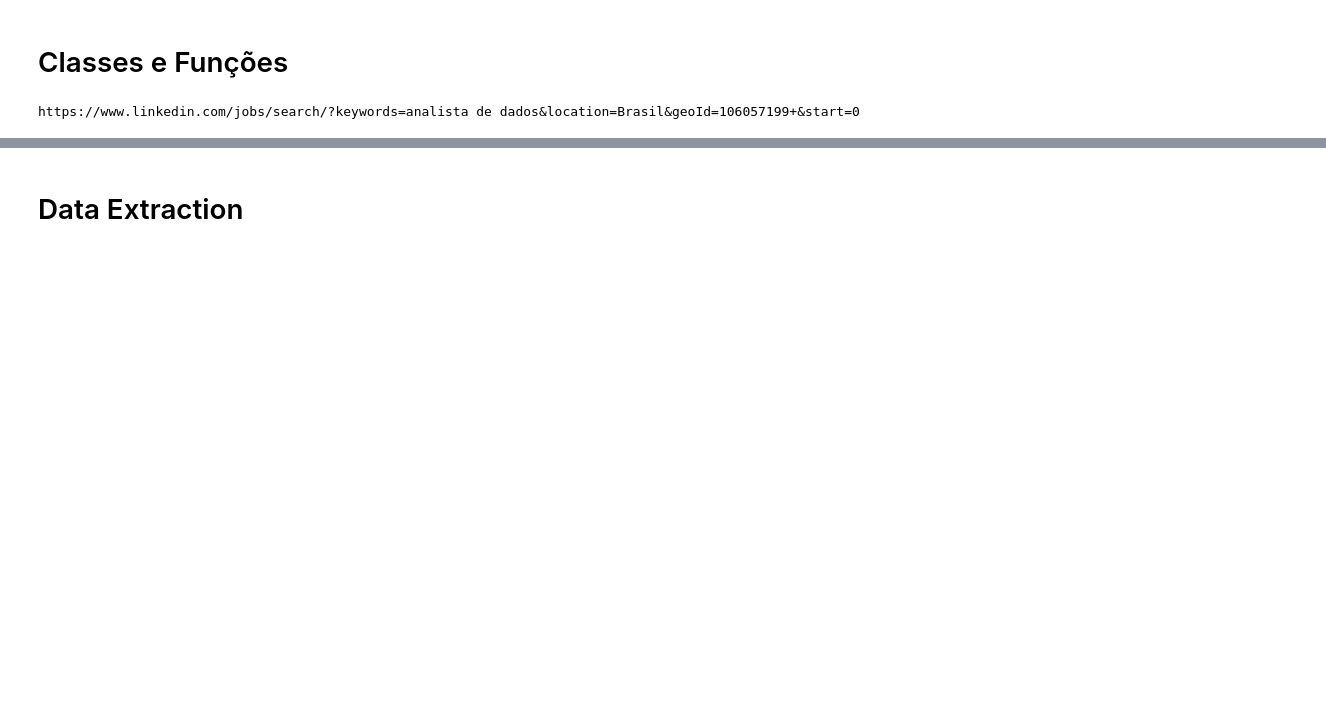
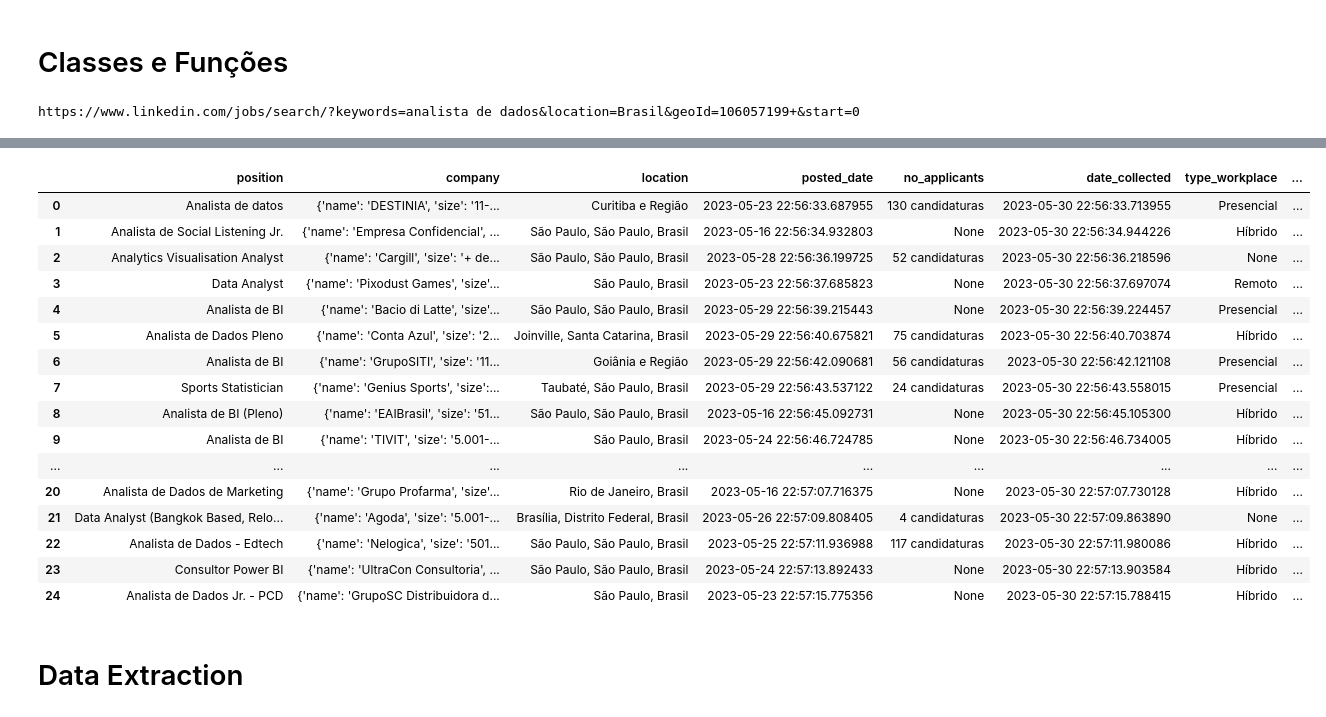
Before and after one commit to alexaiung/Data-Analytics-Job-Tendencies, a Jupyter notebook: jobchecker.ipynb, the cells around one changed output, grey strips where cells are left out. Cells and saved outputs as stored; diff of their text form; code cells hidden in the pictures; blank space fills up the shorter version.

Commit message:
Job Data Extraction to Class

```diff
--- a/jobchecker.ipynb
+++ b/jobchecker.ipynb
@@ -139,10 +164,9 @@ class SeleniumDriver():
                 element = parent_element.find_element(byType, locator)
             self.log.info("Element found with locator: " + locator +
                           " and  locatorType: " + locatorType)
-        except Exception as e:
+        except:
             self.log.info("Element not found with locator: " + locator +
                           " and locatorType: " + locatorType)
-            print(e)
         return element
 
     def get_element_list(self, locator, locatorType="id", parent=True, parent_element=None):
@@ -213,7 +237,6 @@ class SeleniumDriver():
         try:
 
             if locator: # This means if locator is not empty
-                print('oiaaaa')
                 element = self.get_element(locator, locatorType)
             if not element:
                 return None
@@ -226,11 +249,9 @@ class SeleniumDriver():
                 self.log.info("Getting text on element :: " +  info)
                 self.log.info("The text is :: '" + text + "'")
                 text = text.strip()
-        except Exception as e:
+        except:
             self.log.info("Failed to get text on element " + info)
-
-            #print_stack()
-            print(e)
+            print_stack()
             text = None
         return text
 
@@ -550,3 +550,32 @@ pd.DataFrame(jobs)
+# %%
+df_jobs = pd.DataFrame([job.to_dict() for job in jobs])
+# %%
+df_jobs['company'] = df_jobs['company'].map(lambda x: Company.to_dict(x))
+#company_name, company_size, company_sector =
+# %%
+df_jobs['company_name'] = df_jobs['company'].map(lambda x: x['name'])
+df_jobs['company_size'] = df_jobs['company'].map(lambda x: x['size'])
+df_jobs['company_sector'] = df_jobs['company'].map(lambda x: x['sector'])
+# %%
+df_jobs
+# %% [output]
+|  | position | company | location | posted_date | no_applicants | date_collected | type_workplace | ... |
+| 0 | Analista de datos | {'name': 'DESTINIA', 'size': '11-... | Curitiba e Região | 2023-05-23 22:56:33.687955 | 130 candidaturas | 2023-05-30 22:56:33.713955 | Presencial | ... |
+| 1 | Analista de Social Listening Jr. | {'name': 'Empresa Confidencial', ... | São Paulo, São Paulo, Brasil | 2023-05-16 22:56:34.932803 | None | 2023-05-30 22:56:34.944226 | Híbrido | ... |
+| 2 | Analytics Visualisation Analyst | {'name': 'Cargill', 'size': '+ de... | São Paulo, São Paulo, Brasil | 2023-05-28 22:56:36.199725 | 52 candidaturas | 2023-05-30 22:56:36.218596 | None | ... |
+| 3 | Data Analyst | {'name': 'Pixodust Games', 'size'... | São Paulo, Brasil | 2023-05-23 22:56:37.685823 | None | 2023-05-30 22:56:37.697074 | Remoto | ... |
+| 4 | Analista de BI | {'name': 'Bacio di Latte', 'size'... | São Paulo, São Paulo, Brasil | 2023-05-29 22:56:39.215443 | None | 2023-05-30 22:56:39.224457 | Presencial | ... |
+| 5 | Analista de Dados Pleno | {'name': 'Conta Azul', 'size': '2... | Joinville, Santa Catarina, Brasil | 2023-05-29 22:56:40.675821 | 75 candidaturas | 2023-05-30 22:56:40.703874 | Híbrido | ... |
+| 6 | Analista de BI | {'name': 'GrupoSITI', 'size': '11... | Goiânia e Região | 2023-05-29 22:56:42.090681 | 56 candidaturas | 2023-05-30 22:56:42.121108 | Presencial | ... |
+| 7 | Sports Statistician | {'name': 'Genius Sports', 'size':... | Taubaté, São Paulo, Brasil | 2023-05-29 22:56:43.537122 | 24 candidaturas | 2023-05-30 22:56:43.558015 | Presencial | ... |
+| 8 | Analista de BI (Pleno) | {'name': 'EAIBrasil', 'size': '51... | São Paulo, São Paulo, Brasil | 2023-05-16 22:56:45.092731 | None | 2023-05-30 22:56:45.105300 | Híbrido | ... |
+| 9 | Analista de BI | {'name': 'TIVIT', 'size': '5.001-... | São Paulo, Brasil | 2023-05-24 22:56:46.724785 | None | 2023-05-30 22:56:46.734005 | Híbrido | ... |
+| ... | ... | ... | ... | ... | ... | ... | ... | ... |
+| 20 | Analista de Dados de Marketing | {'name': 'Grupo Profarma', 'size'... | Rio de Janeiro, Brasil | 2023-05-16 22:57:07.716375 | None | 2023-05-30 22:57:07.730128 | Híbrido | ... |
+| 21 | Data Analyst (Bangkok Based, Relo... | {'name': 'Agoda', 'size': '5.001-... | Brasília, Distrito Federal, Brasil | 2023-05-26 22:57:09.808405 | 4 candidaturas | 2023-05-30 22:57:09.863890 | None | ... |
+| 22 | Analista de Dados - Edtech | {'name': 'Nelogica', 'size': '501... | São Paulo, São Paulo, Brasil | 2023-05-25 22:57:11.936988 | 117 candidaturas | 2023-05-30 22:57:11.980086 | Híbrido | ... |
+| 23 | Consultor Power BI | {'name': 'UltraCon Consultoria', ... | São Paulo, São Paulo, Brasil | 2023-05-24 22:57:13.892433 | None | 2023-05-30 22:57:13.903584 | Híbrido | ... |
+| 24 | Analista de Dados Jr. - PCD | {'name': 'GrupoSC Distribuidora d... | São Paulo, Brasil | 2023-05-23 22:57:15.775356 | None | 2023-05-30 22:57:15.788415 | Híbrido | ... |
 # %%
 job_list = job_list.find_elements(By.TAG_NAME, 'a')
         for i in range(10):
```
Also changed, not shown: parts of 5 cells of this notebook, 1 other file.
